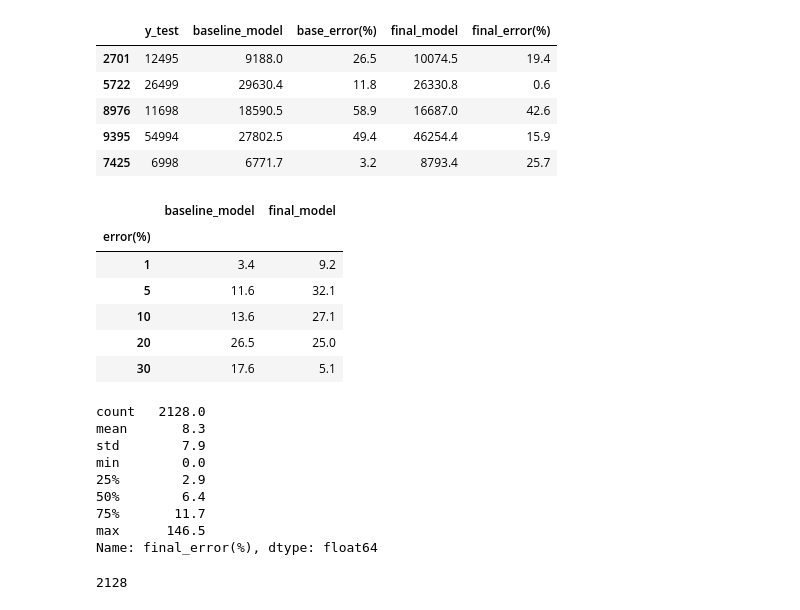
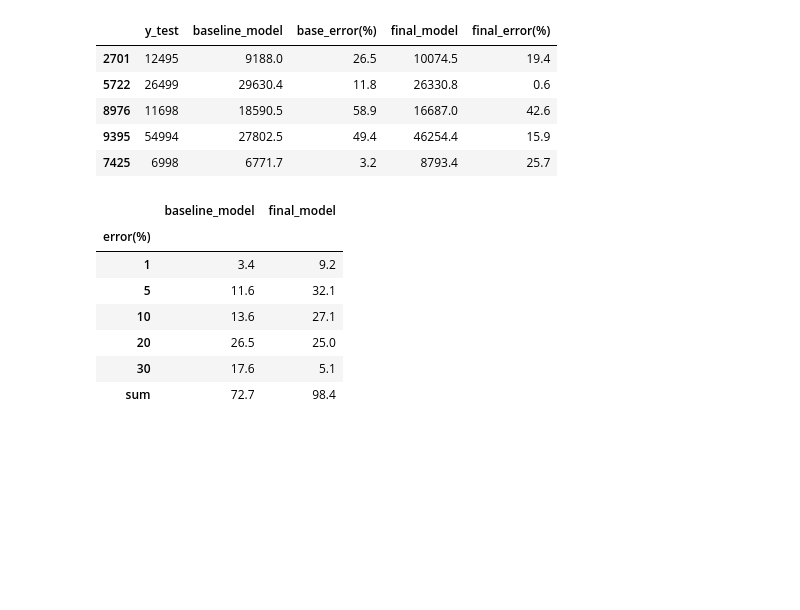
Before and after one commit to KYOH95/Project_2_Car_Analysis, a Jupyter notebook: Project2.ipynb, the cells around one changed output. Cells and saved outputs as stored; diff of their text form; code cells hidden in the pictures; blank space fills up the shorter version.

```diff
--- a/Project2.ipynb
+++ b/Project2.ipynb
@@ -1121,48 +1121,35 @@ df_table.head()
 | 7425 | 6998 | 6771.7 | 3.2 | 8793.4 | 25.7 |
 # %%
 #Comparision between baseline model and final model
-df_analysis = pd.DataFrame({"error(%)":[1,5,10,20,30], "baseline_model":[1,2,3,4,5], "final_model":[0,0,0,0,0]})
+df_analysis = pd.DataFrame({"error(%)":[1,5,10,20,30,"sum"], "baseline_model":[1,2,3,4,5,0], "final_model":[0,0,0,0,0,0]})
 df_analysis.set_index("error(%)", inplace = True)
 
 total_size = len(df_table)
 df_analysis.iloc[0,0] = (df_table[df_table["base_error(%)"]<=1]["base_error(%)"].count())/total_size*100
 df_analysis.iloc[0,1] = (df_table[df_table["final_error(%)"]<=1]["final_error(%)"].count())/total_size*100
 
 df_analysis.iloc[1,0] = (df_table[(df_table["base_error(%)"]>1)&(df_table["base_error(%)"]<=5)]["base_error(%)"].count())/total_size*100
 df_analysis.iloc[1,1] = (df_table[(df_table["final_error(%)"]>1)&(df_table["final_error(%)"]<=5)]["final_error(%)"].count())/total_size*100
 
 df_analysis.iloc[2,0] = (df_table[(df_table["base_error(%)"]>5)&(df_table["base_error(%)"]<=10)]["base_error(%)"].count())/total_size*100
 df_analysis.iloc[2,1] = (df_table[(df_table["final_error(%)"]>5)&(df_table["final_error(%)"]<=10)]["final_error(%)"].count())/total_size*100
 
 df_analysis.iloc[3,0] = (df_table[(df_table["base_error(%)"]>10)&(df_table["base_error(%)"]<=20)]["base_error(%)"].count())/total_size*100
 df_analysis.iloc[3,1] = (df_table[(df_table["final_error(%)"]>10)&(df_table["final_error(%)"]<=20)]["final_error(%)"].count())/total_size*100
 
 df_analysis.iloc[4,0] = (df_table[(df_table["base_error(%)"]>20)&(df_table["base_error(%)"]<=30)]["base_error(%)"].count())/total_size*100
 df_analysis.iloc[4,1] = (df_table[(df_table["final_error(%)"]>20)&(df_table["final_error(%)"]<=30)]["final_error(%)"].count())/total_size*100
 
-df_analysis.head()
+df_analysis.iloc[5,0] = df_analysis.iloc[:5,0].sum()
+df_analysis.iloc[5,1] = df_analysis.iloc[:5,1].sum()
+
+df_analysis
 # %% [output]
 |  | baseline_model | final_model |
 | error(%) |  |  |
 | 1 | 3.4 | 9.2 |
 | 5 | 11.6 | 32.1 |
 | 10 | 13.6 | 27.1 |
 | 20 | 26.5 | 25.0 |
 | 30 | 17.6 | 5.1 |
+| sum | 72.7 | 98.4 |
-# %%
-df_table["final_error(%)"].describe()
-# %% [output]
-count   2128.0
-mean       8.3
-std        7.9
-min        0.0
-25%        2.9
-50%        6.4
-75%       11.7
-max      146.5
-Name: final_error(%), dtype: float64
-# %%
-total_size = len(df_table)
-total_size
-# %% [output]
-2128
```
Also changed, not shown: parts of 4 cells of this notebook.
